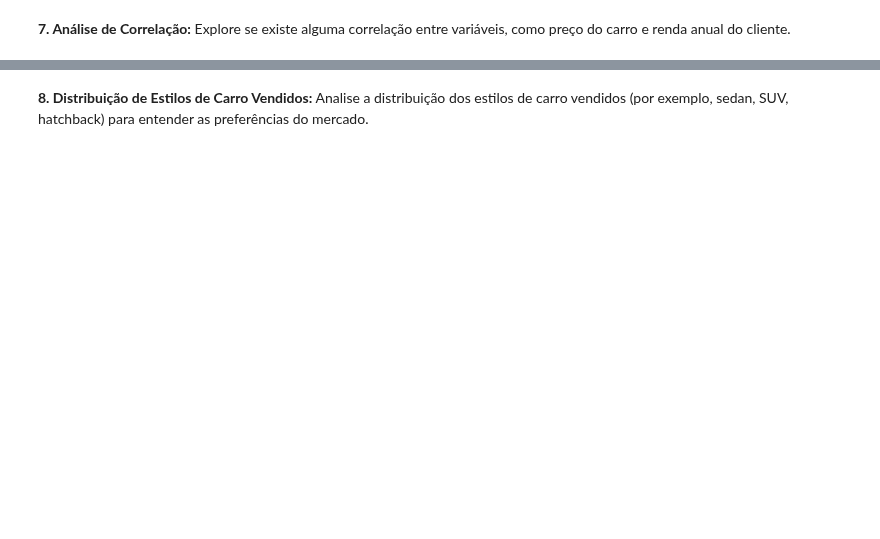
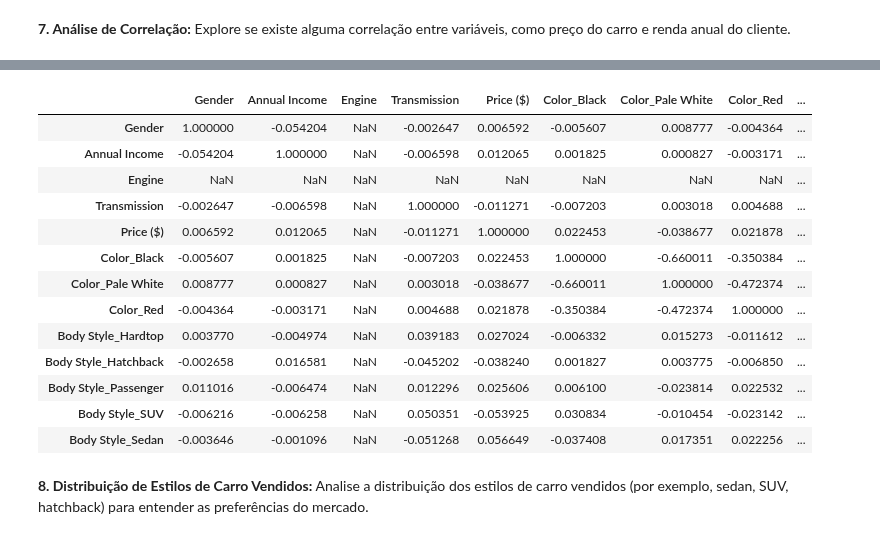
Before and after one commit to GabrielVila/Car-Sales-Report, a Jupyter notebook: projeto_carro.ipynb, the cells around one changed output, grey strips where cells are left out. Drawn from its saved outputs; the diff is of its cells as text; code cells hidden in the pictures; blank space fills up the shorter version.

```diff
--- a/projeto_carro.ipynb
+++ b/projeto_carro.ipynb
@@ -208,0 +300,9 @@ Name: count, dtype: int64
+# %%
+mapeamento = {'Male': 0, 'Female': 1,
+              'DoubleÂ Overhead Camshaft': 0, 'Overhead Camshaft': 1,
+              'Auto': 0, 'Manual': 1}
+dados_mapeados = dados.copy()
+dados_mapeados['Gender'] = dados['Gender'].map(mapeamento)
+dados_mapeados['Engine'] = dados['Engine'].map(mapeamento)
+dados_mapeados['Transmission'] = dados['Transmission'].map(mapeamento)
+dados_mapeados
@@ -208,0 +323,4 @@ Name: count, dtype: int64
+# %%
+dados_encoded = pd.get_dummies(dados_mapeados['Color'], prefix='Color').astype(int)
+dados_mapeados = pd.concat([dados_mapeados, dados_encoded], axis=1)
+dados_mapeados
@@ -208,0 +341,4 @@ Name: count, dtype: int64
+# %%
+dados_encoded = pd.get_dummies(dados_mapeados['Body Style'], prefix='Body Style').astype(int)
+dados_mapeados = pd.concat([dados_mapeados, dados_encoded], axis=1)
+dados_mapeados
@@ -209,2 +359,21 @@ Name: count, dtype: int64
+# %%
+dados_mapeados = dados_mapeados.drop(columns = ['Date', 'Dealer_Name', 'Company', 'Model', 'Color', 'Body Style', 'Dealer_Region'])
+# %%
+dados_mapeados.corr()
+# %% [output]
+|  | Gender | Annual Income | Engine | Transmission | Price ($) | Color_Black | Color_Pale White | Color_Red | ... |
+| Gender | 1.000000 | -0.054204 | NaN | -0.002647 | 0.006592 | -0.005607 | 0.008777 | -0.004364 | ... |
+| Annual Income | -0.054204 | 1.000000 | NaN | -0.006598 | 0.012065 | 0.001825 | 0.000827 | -0.003171 | ... |
+| Engine | NaN | NaN | NaN | NaN | NaN | NaN | NaN | NaN | ... |
+| Transmission | -0.002647 | -0.006598 | NaN | 1.000000 | -0.011271 | -0.007203 | 0.003018 | 0.004688 | ... |
+| Price ($) | 0.006592 | 0.012065 | NaN | -0.011271 | 1.000000 | 0.022453 | -0.038677 | 0.021878 | ... |
+| Color_Black | -0.005607 | 0.001825 | NaN | -0.007203 | 0.022453 | 1.000000 | -0.660011 | -0.350384 | ... |
+| Color_Pale White | 0.008777 | 0.000827 | NaN | 0.003018 | -0.038677 | -0.660011 | 1.000000 | -0.472374 | ... |
+| Color_Red | -0.004364 | -0.003171 | NaN | 0.004688 | 0.021878 | -0.350384 | -0.472374 | 1.000000 | ... |
+| Body Style_Hardtop | 0.003770 | -0.004974 | NaN | 0.039183 | 0.027024 | -0.006332 | 0.015273 | -0.011612 | ... |
+| Body Style_Hatchback | -0.002658 | 0.016581 | NaN | -0.045202 | -0.038240 | 0.001827 | 0.003775 | -0.006850 | ... |
+| Body Style_Passenger | 0.011016 | -0.006474 | NaN | 0.012296 | 0.025606 | 0.006100 | -0.023814 | 0.022532 | ... |
+| Body Style_SUV | -0.006216 | -0.006258 | NaN | 0.050351 | -0.053925 | 0.030834 | -0.010454 | -0.023142 | ... |
+| Body Style_Sedan | -0.003646 | -0.001096 | NaN | -0.051268 | 0.056649 | -0.037408 | 0.017351 | 0.022256 | ... |
 # %% [markdown]
 **8. Distribuição de Estilos de Carro Vendidos:** Analise a distribuição dos estilos de carro vendidos (por exemplo, sedan, SUV, hatchback) para entender as preferências do mercado.
```
Also changed, not shown: parts of 15 cells of this notebook.
